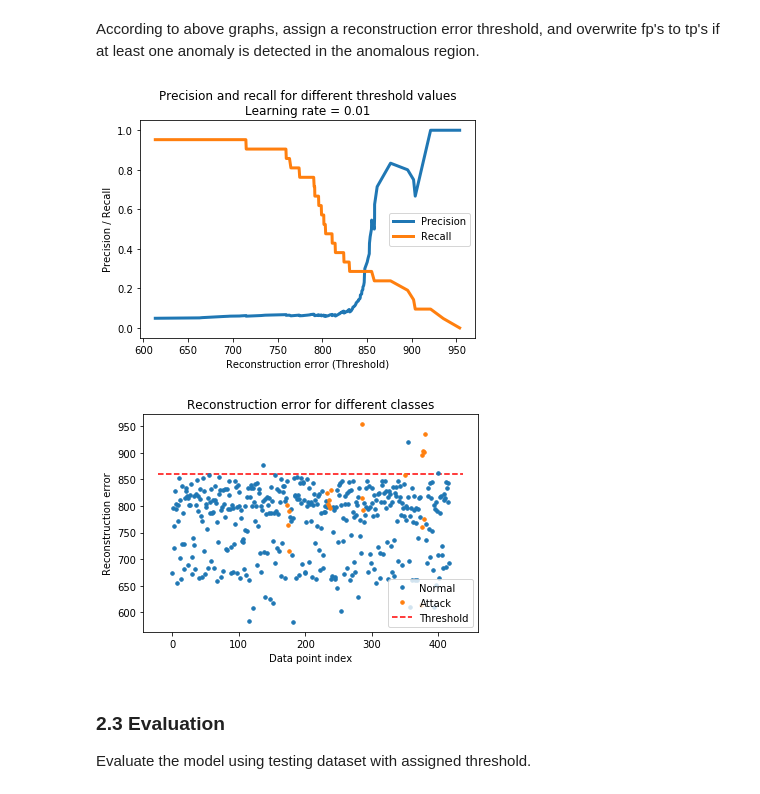
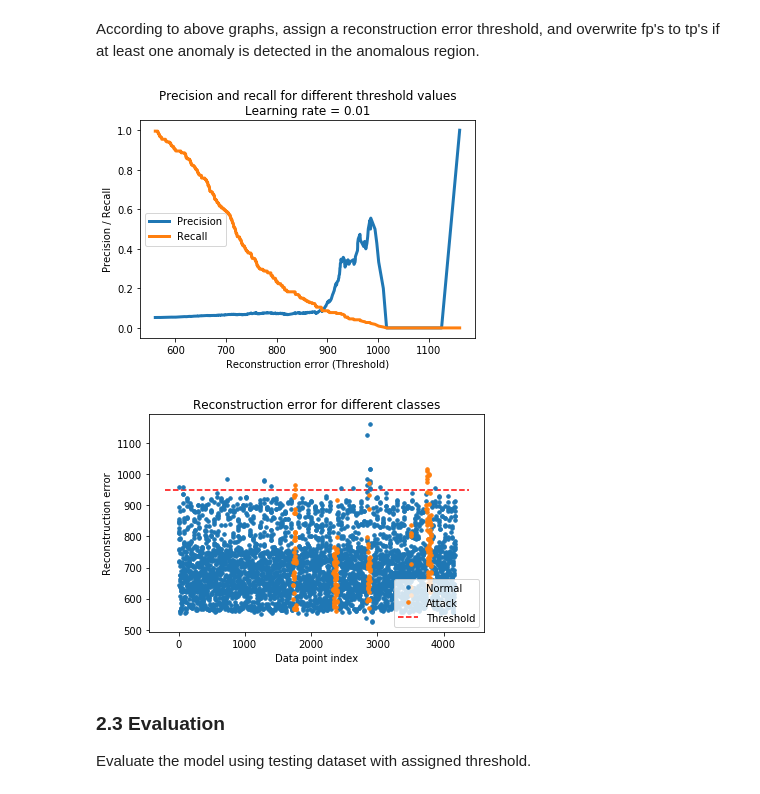
Before and after one commit to chengh42/Cyber-Data-Analytics, a Jupyter notebook: batadal/Task6_Bonus.ipynb, the cells around one changed output. Drawn from its saved outputs; the diff is of its cells as text; code cells hidden in the pictures.

```diff
--- a/batadal/Task6_Bonus.ipynb
+++ b/batadal/Task6_Bonus.ipynb
@@ -103,7 +62,4 @@ validate_x.shape, validate_y.shape
 # prepare the labels for validating dataset
 validate_label = dftrain2.copy()
 validate_label.drop(columns = ['DATETIME'], inplace = True)
-_, validate_label = time_slicing(validate_label, n=10)
 validate_label.loc[validate_label['ATT_FLAG'] == -999] =0
-
-validate_label.shape
@@ -165,8 +109,8 @@ We start with building a (simple) autoencoder.
 # a simple autoencoder
 def autoencoder(learning_rate):
     # a simple autoencoder
-    input_dim = train_x.shape[1]
-    output_dim = train_y.shape[1]
+    input_dim = train.shape[1]
+    output_dim = train.shape[1]
 
     model = Sequential()
     model.add(Dense(int(input_dim/10), input_dim = input_dim, activation='relu', activity_regularizer=regularizers.l1(learning_rate)))
@@ -187,7 +131,7 @@ batch_size = 64
 learning_rate = 1e-2
 
 model = autoencoder(learning_rate = learning_rate)
-model.fit(train_x, train_y,
+model.fit(train, train,
           epochs = nr_epochs,
           batch_size = batch_size,
           shuffle = True,
@@ -225,10 +169,10 @@ Validate the results by using the validating dataset (training dataset #2) and s
 # %%
 # validate the results
 def validation(model, learning_rate):
-    validate_pred = model.predict(validate_x) # predict with training dataset #2
+    validate_pred = model.predict(validate) # predict with training dataset #2
 
     # calculate reconstruction error
-    rmse = np.mean(np.power(validate_y - validate_pred, 2), axis=1)
+    rmse = np.mean(np.power(validate - validate_pred, 2), axis=1)
 
     # compare the reconstruction error to true class
     error_df = pd.DataFrame({'Reconstruction_error': rmse,
@@ -301,16 +219,13 @@ def tp_anomalous_region(error_df, threshold_fixed):
 # %%
 # assign threshold
-threshold_fixed = 860
-
-# if detected at least one anomaly in the anomalous region, overwrite fp to tp
-error_df = tp_anomalous_region(error_df, threshold_fixed)
+threshold_fixed = 950
 
 # plot the results again
 plot_precision_recall_curve(error_df, learning_rate)
 plot_error(error_df, threshold_fixed)
 # %% [output]
-[figure, old version]
+[figure, new version]
-[figure, old version]
+[figure, new version]
 # %% [markdown]
 ### 2.3 Evaluation
 
```
Also changed, not shown: parts of 26 cells of this notebook.
